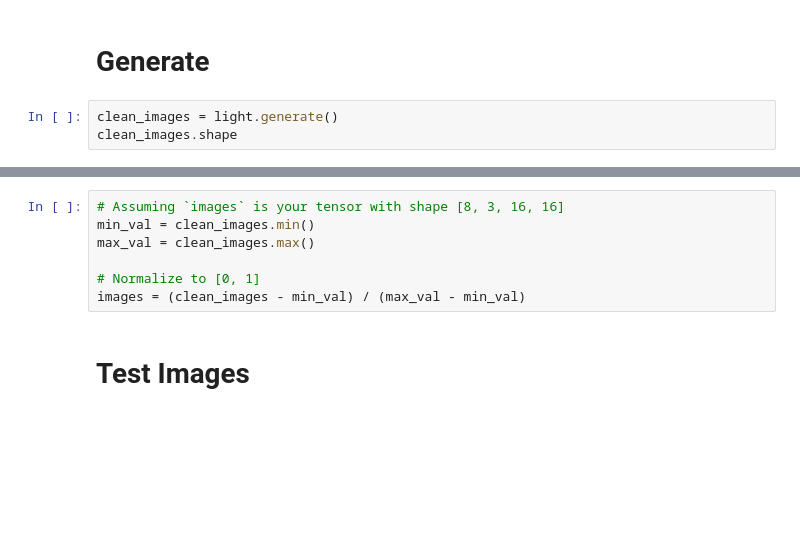
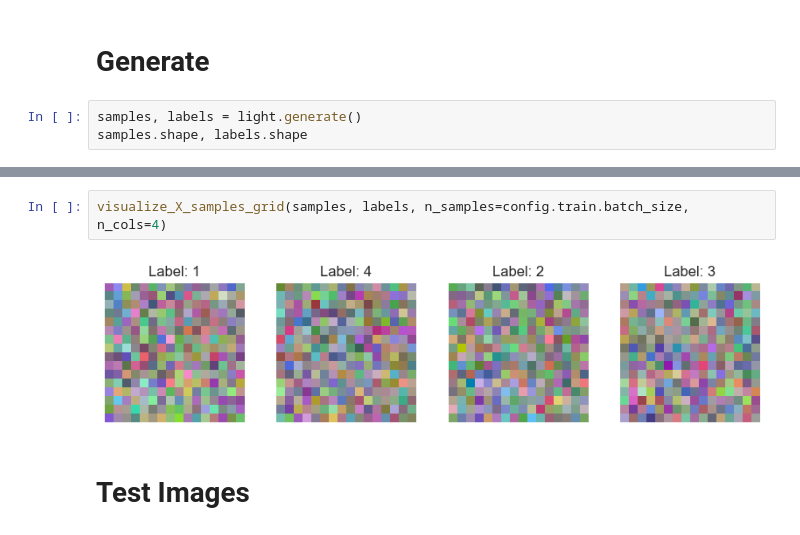
Before and after one commit to pranav-ap/pixel_art_generator, a Jupyter notebook: eda.ipynb, the cells around one changed output, grey strips where cells are left out. Saved outputs shown, nothing was run; the diff lists cells and outputs as text; blank space fills up the shorter version.

```diff
--- a/eda.ipynb
+++ b/eda.ipynb
@@ -63,6 +56,6 @@ print(noise_pred.min().item(), noise_pred.max().item())
 # %% [markdown]
 # Generate
 # %%
-clean_images = light.generate()
-clean_images.shape
+samples, labels = light.generate()
+samples.shape, labels.shape
 # %% [output]
@@ -70,10 +74,7 @@ KeyboardInterrupt:
-# %%
-# Assuming `images` is your tensor with shape [8, 3, 16, 16]
-min_val = clean_images.min()
-max_val = clean_images.max()
-
-# Normalize to [0, 1]
-images = (clean_images - min_val) / (max_val - min_val)
+# %%
+visualize_X_samples_grid(samples, labels, n_samples=config.train.batch_size, n_cols=4)
+# %% [output]
+[figure, added]
 # %% [markdown]
 # Test Images
 # %%
```
Also changed, not shown: parts of 10 cells of this notebook, 7 other files.
